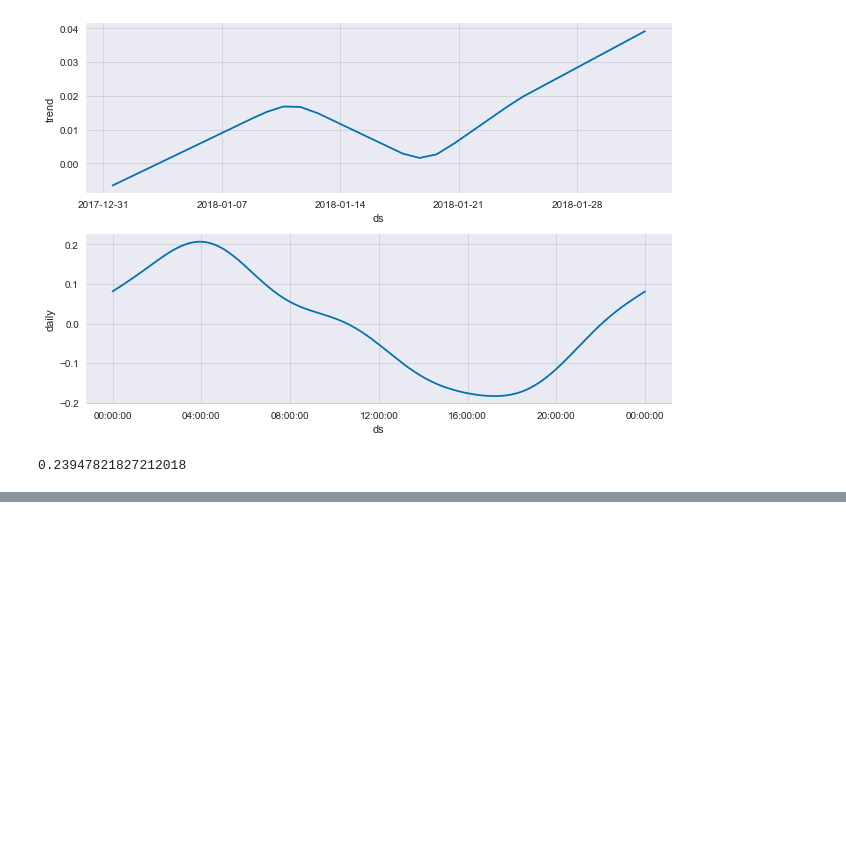
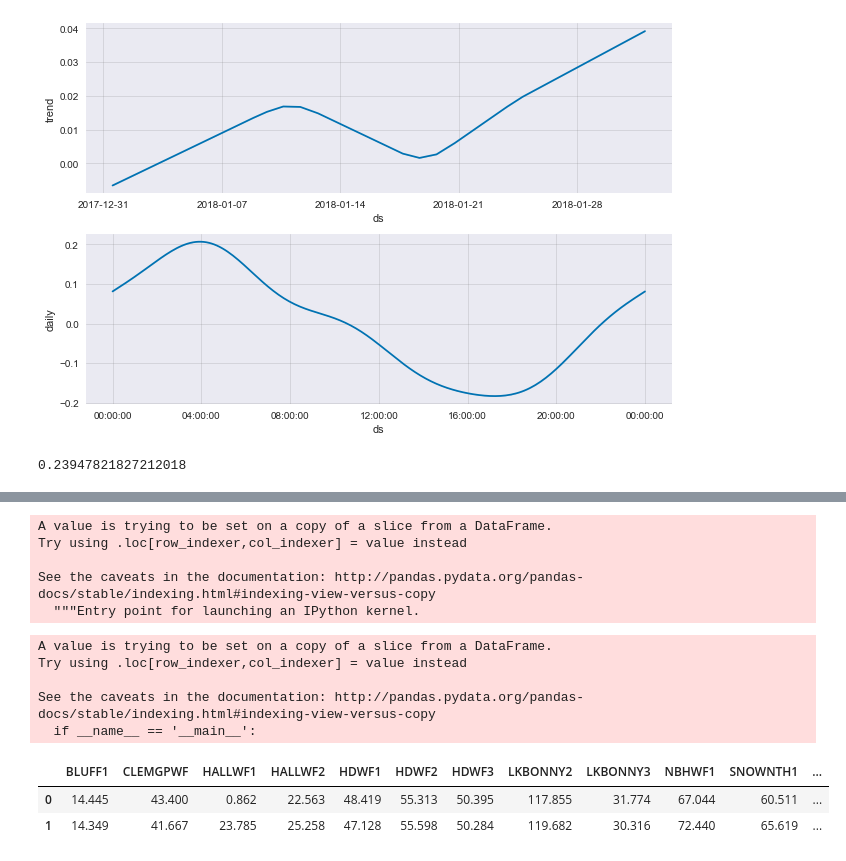
Before and after one commit to itobysq/markets_challenge, a Jupyter notebook: timeseries.ipynb, the cells around one changed output, grey strips where cells are left out. Drawn from its saved outputs; the diff is of its cells as text; code cells hidden in the pictures; blank space fills up the shorter version.

```diff
--- a/timeseries.ipynb
+++ b/timeseries.ipynb
@@ -378,0 +341,8 @@ training_fit
+# %%
+cv_df['ds'] = cv_df.index
+# %% [output]
+A value is trying to be set on a copy of a slice from a DataFrame.
+Try using .loc[row_indexer,col_indexer] = value instead
+
+See the caveats in the documentation: http://pandas.pydata.org/pandas-docs/stable/indexing.html#indexing-view-versus-copy
+  """Entry point for launching an IPython kernel.
@@ -378,0 +363,12 @@ training_fit
+# %%
+fb_cv_df = make_df_prophet_ready(cv_df)
+fb_cv_df.head(2)
+# %% [output]
+A value is trying to be set on a copy of a slice from a DataFrame.
+Try using .loc[row_indexer,col_indexer] = value instead
+
+See the caveats in the documentation: http://pandas.pydata.org/pandas-docs/stable/indexing.html#indexing-view-versus-copy
+  if __name__ == '__main__':
+|  | BLUFF1 | CLEMGPWF | HALLWF1 | HALLWF2 | HDWF1 | HDWF2 | HDWF3 | LKBONNY2 | LKBONNY3 | NBHWF1 | SNOWNTH1 | ... |
+| 0 | 14.445 | 43.400 | 0.862 | 22.563 | 48.419 | 55.313 | 50.395 | 117.855 | 31.774 | 67.044 | 60.511 | ... |
+| 1 | 14.349 | 41.667 | 23.785 | 25.258 | 47.128 | 55.598 | 50.284 | 119.682 | 30.316 | 72.440 | 65.619 | ... |
```
Also changed, not shown: parts of 14 cells of this notebook, 3 other files.
